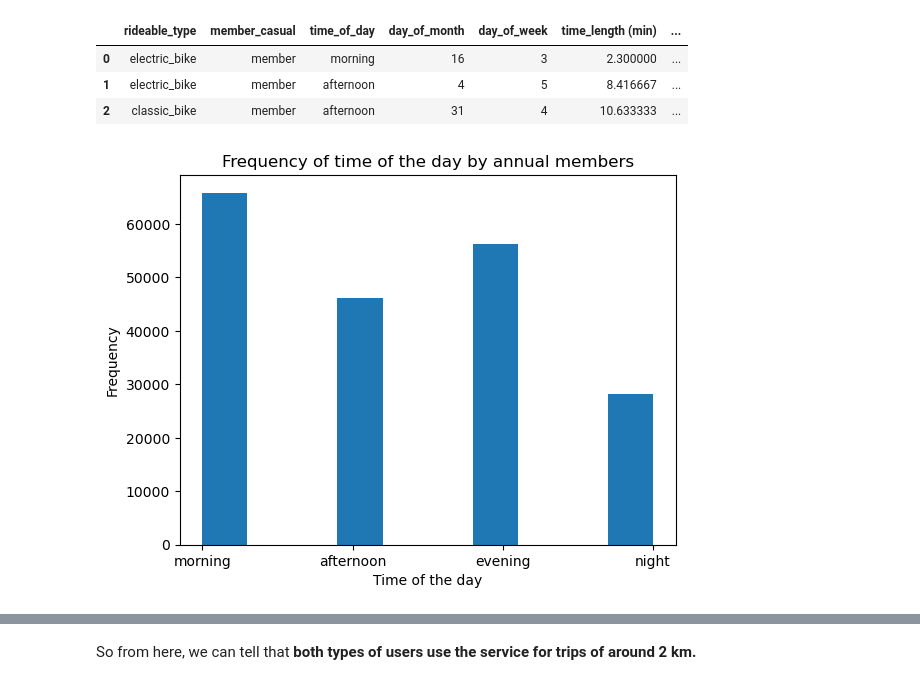
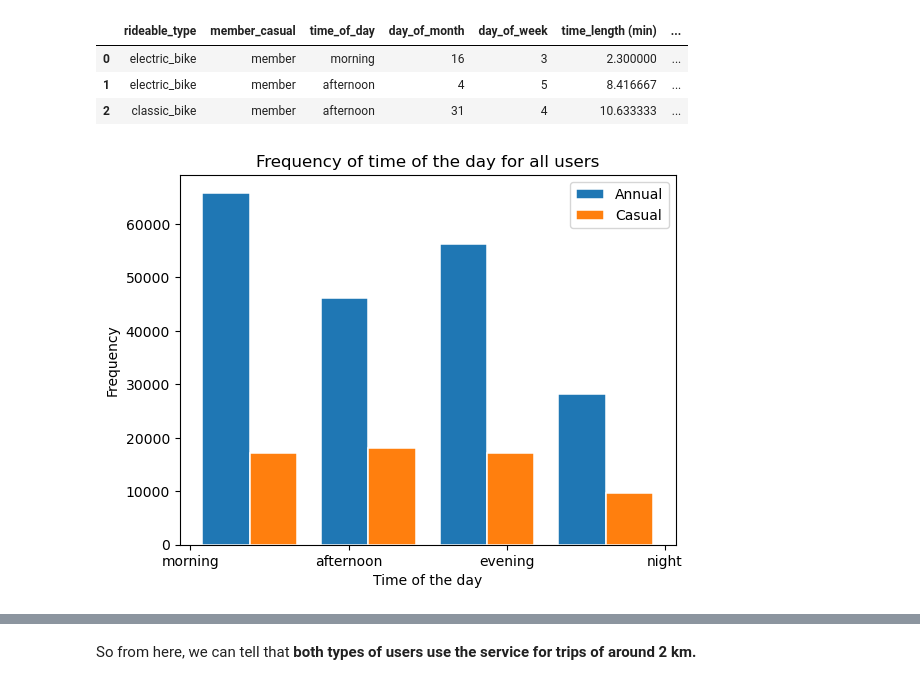
Before and after one commit to Lau397/Case_Study_Bike-Share, a Jupyter notebook: DA_Cyclistic.ipynb, the cells around one changed output, grey strips where cells are left out. Saved outputs shown, nothing was run; the diff lists cells and outputs as text; code cells hidden in the pictures.

```diff
--- a/DA_Cyclistic.ipynb
+++ b/DA_Cyclistic.ipynb
@@ -737,10 +713,12 @@ df_member.head(3)
 # %%
 # Analyzing the time of day feature:
 
-plt.hist(df_member["time_of_day"])
-plt.title("Frequency of time of the day by annual members")
+plt.hist([df_member["time_of_day"], df_casual["time_of_day"]], bins=df_member["time_of_day"].nunique(), edgecolor='w', linewidth=1.1, label = ['Annual', 'Casual'])
+plt.title("Frequency of time of the day for all users")
 plt.xlabel("Time of the day")
 plt.ylabel("Frequency")
+plt.legend(loc='upper right')
+plt.savefig("images/daytime_freq_bothusers.png")
 plt.show()
 # %% [output]
-[figure, old version]
+[figure, new version]
```
Also changed, not shown: parts of 23 cells of this notebook, 1 other file.
